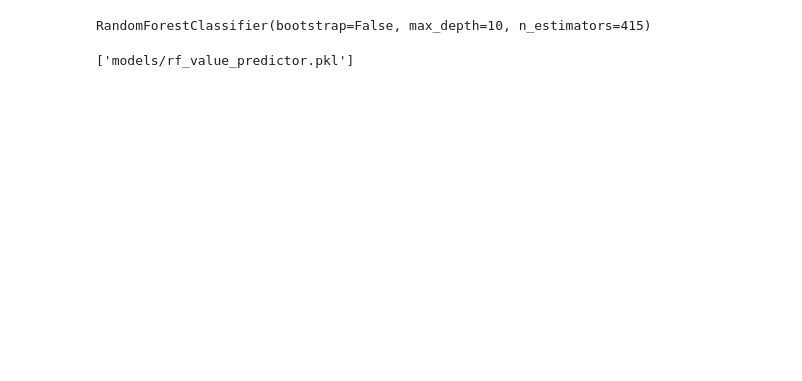
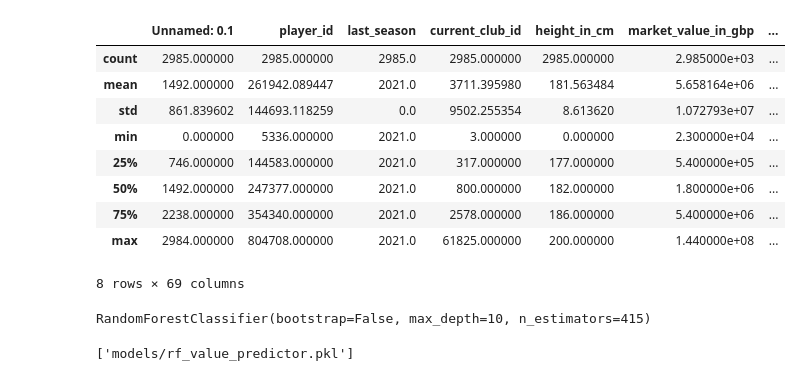
Before and after one commit to ricardogffcouto/fm-predictor, a Jupyter notebook: value_increase_predictor.ipynb, the cells around one changed output. Drawn from its saved outputs; the diff is of its cells as text; code cells hidden in the pictures; blank space fills up the shorter version.

```diff
--- a/value_increase_predictor.ipynb
+++ b/value_increase_predictor.ipynb
@@ -30,6 +62,26 @@ x_train, x_test, y_train, y_test = train_test_split(players_for_analysis, player
 
 players_v1 = x_train.drop('value_cat', axis=1)
 players_labels_v1 = x_train['value_cat'].copy()
+# %%
+# Check null values
+# Check outliers (3 std dev.) z-score > 3 or z-score < -3 ignore
+# Prove within notebook that it is clean
+# pd.describe()
+# Use seaborn for heatmap of correlations
+# Notebook with markdown and documentation
+
+base_players_dataset.describe()
+# %% [output]
+|  | Unnamed: 0.1 | player_id | last_season | current_club_id | height_in_cm | market_value_in_gbp | ... |
+| count | 2985.000000 | 2985.000000 | 2985.0 | 2985.000000 | 2985.000000 | 2.985000e+03 | ... |
+| mean | 1492.000000 | 261942.089447 | 2021.0 | 3711.395980 | 181.563484 | 5.658164e+06 | ... |
+| std | 861.839602 | 144693.118259 | 0.0 | 9502.255354 | 8.613620 | 1.072793e+07 | ... |
+| min | 0.000000 | 5336.000000 | 2021.0 | 3.000000 | 0.000000 | 2.300000e+04 | ... |
+| 25% | 746.000000 | 144583.000000 | 2021.0 | 317.000000 | 177.000000 | 5.400000e+05 | ... |
+| 50% | 1492.000000 | 247377.000000 | 2021.0 | 800.000000 | 182.000000 | 1.800000e+06 | ... |
+| 75% | 2238.000000 | 354340.000000 | 2021.0 | 2578.000000 | 186.000000 | 5.400000e+06 | ... |
+| max | 2984.000000 | 804708.000000 | 2021.0 | 61825.000000 | 200.000000 | 1.440000e+08 | ... |
+8 rows × 69 columns
 # %%
 # Custom Nation transformer
 
```
Also changed, not shown: parts of 15 cells of this notebook, 22 other files.
